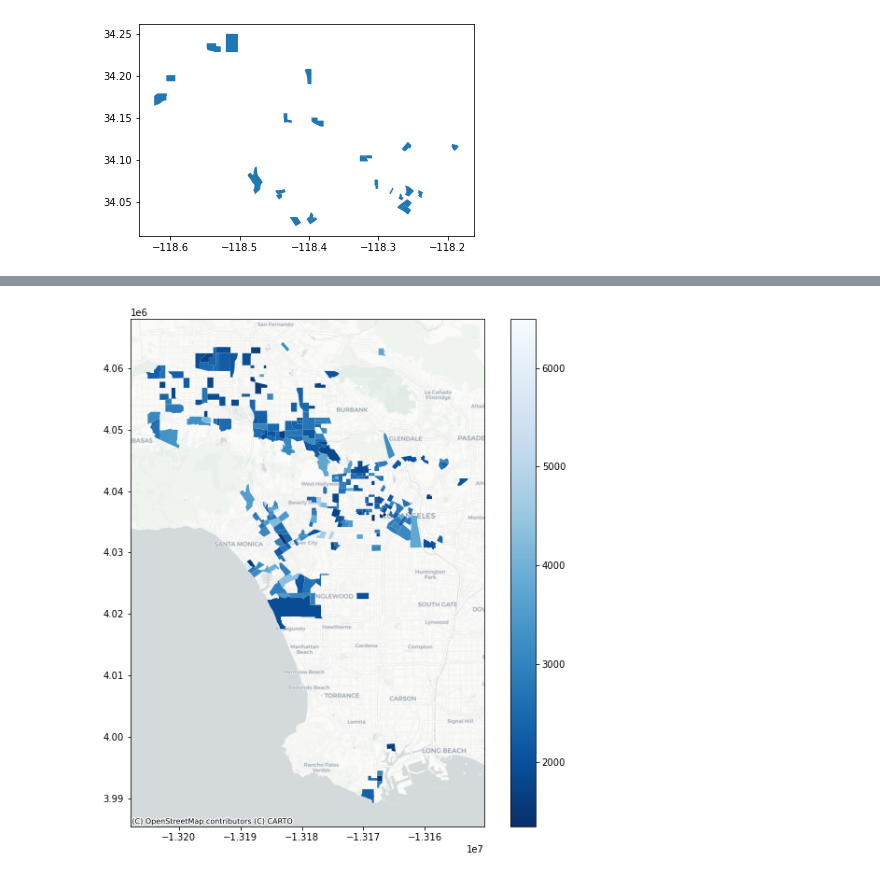
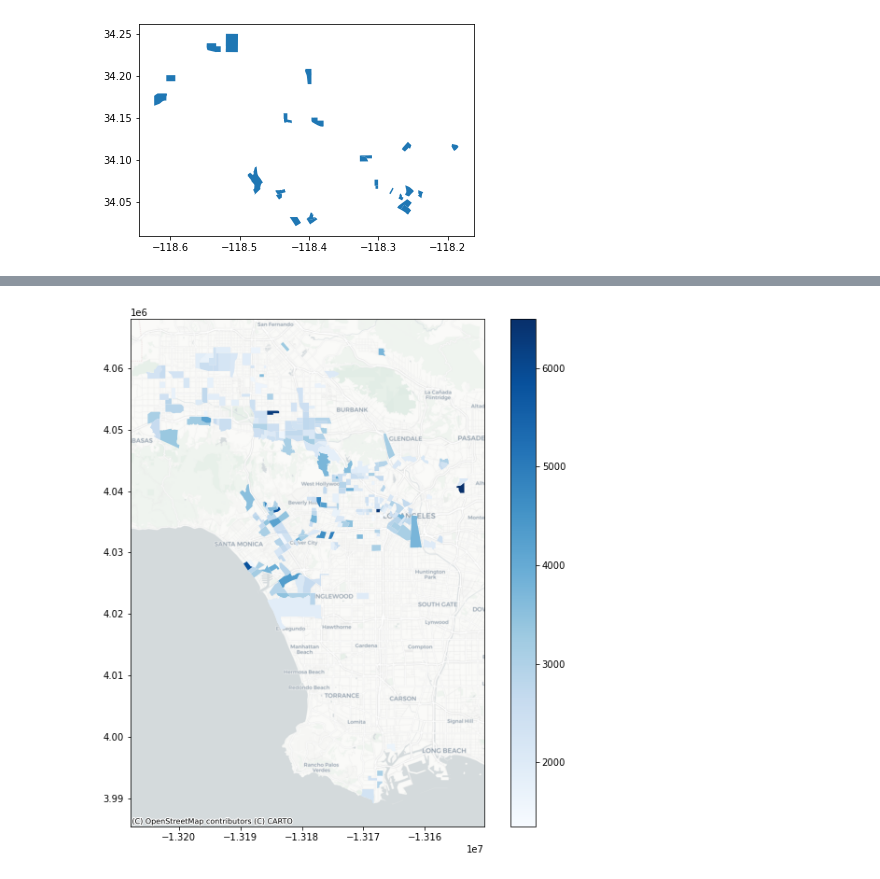
Before and after one commit to STReichert/Housing_Modeling, a Jupyter notebook: Mean Median Rent Per Tract- May 28.ipynb, the cells around one changed output, grey strips where cells are left out. Cells and saved outputs as stored; diff of their text form; code cells hidden in the pictures.

```diff
--- a/Mean Median Rent Per Tract- May 28.ipynb
+++ b/Mean Median Rent Per Tract- May 28.ipynb
@@ -443,12 +400,12 @@ ctx.add_basemap(ax=ax,source=ctx.providers.CartoDB.Positron)
 # %%
 fig, ax = plt.subplots(figsize=(10,10))
 
 
 grand_db.to_crs('EPSG:3857').plot(column = 'avg price',
               ax=ax,
               legend = True,
-              cmap = 'Blues_r')
+              cmap = 'Blues')
 
 ctx.add_basemap(ax=ax,source=ctx.providers.CartoDB.Positron)
 # %% [output]
-[figure, old version]
+[figure, new version]
```
Also changed, not shown: parts of 39 cells of this notebook.
